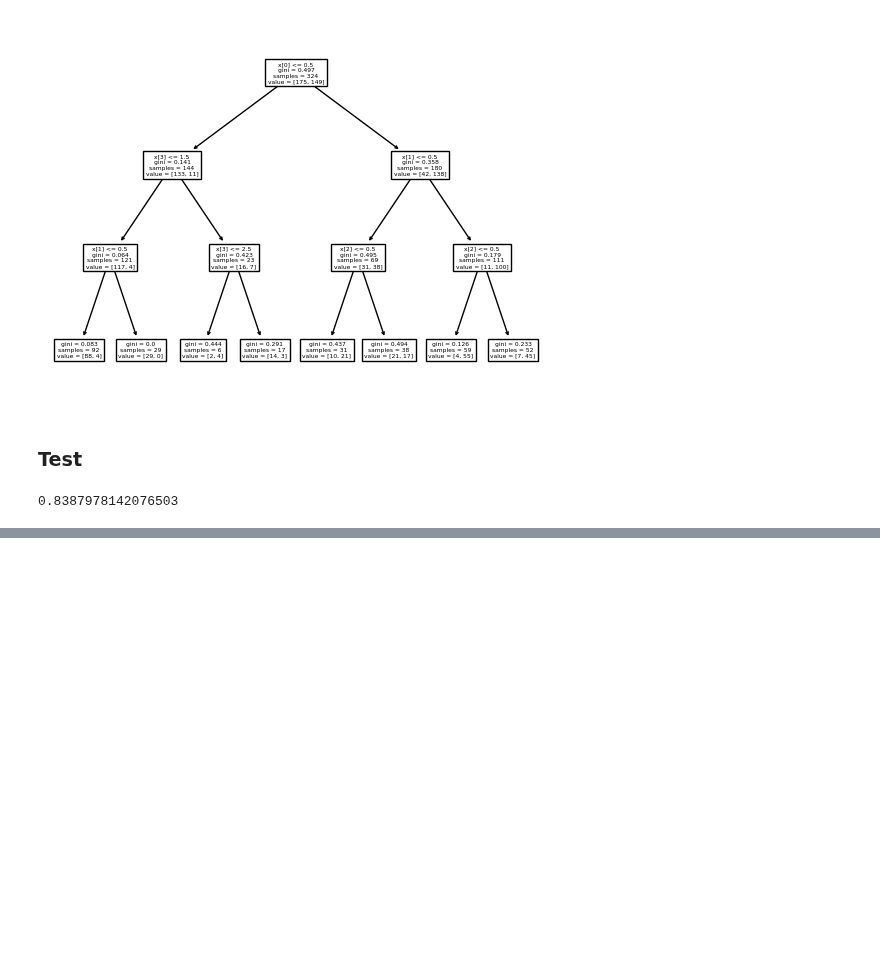
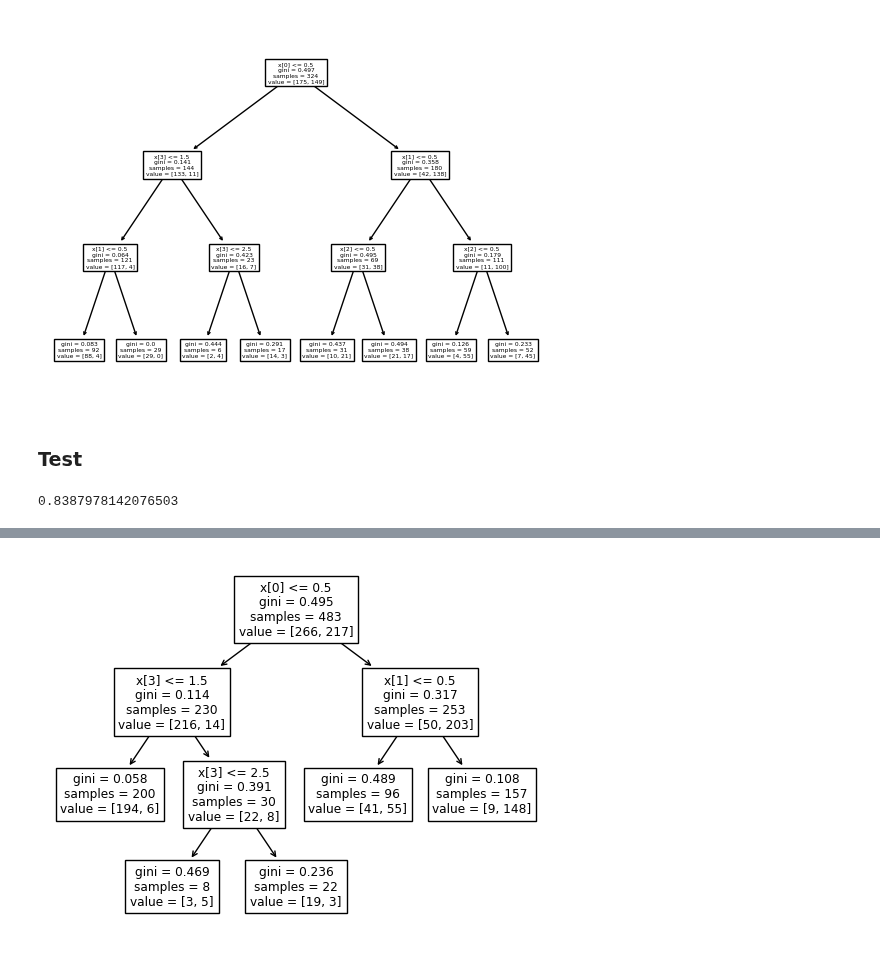
Before and after one commit to lapatradaa/BSC_DPDM23, a Jupyter notebook: Classification.ipynb, the cells around one changed output, grey strips where cells are left out. Drawn from its saved outputs; the diff is of its cells as text; code cells hidden in the pictures; blank space fills up the shorter version.

```diff
--- a/Classification.ipynb
+++ b/Classification.ipynb
@@ -290,0 +364,2 @@ accuracy_score(y_test, y_predict2)
+# %%
+Clf_min_impurity = DecisionTreeClassifier(min_impurity_decrease=0.001)
@@ -290,0 +370,4 @@ accuracy_score(y_test, y_predict2)
+# %%
+tree.plot_tree(Clf_min_impurity);
+# %% [output]
+[figure, added]
```
Also changed, not shown: parts of 15 cells of this notebook.
